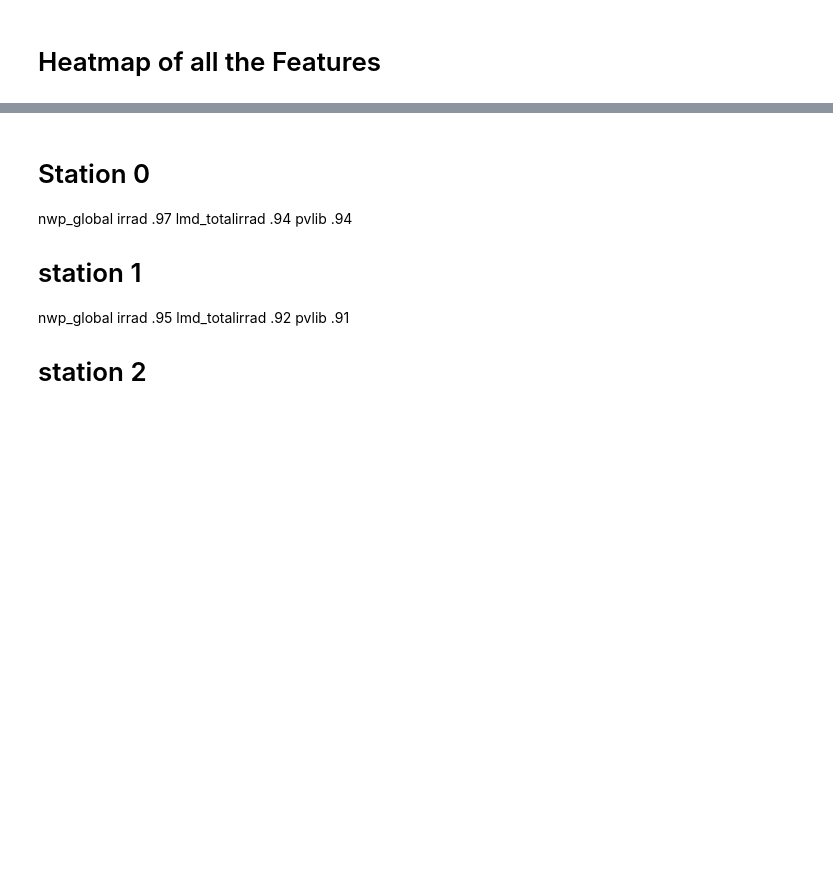
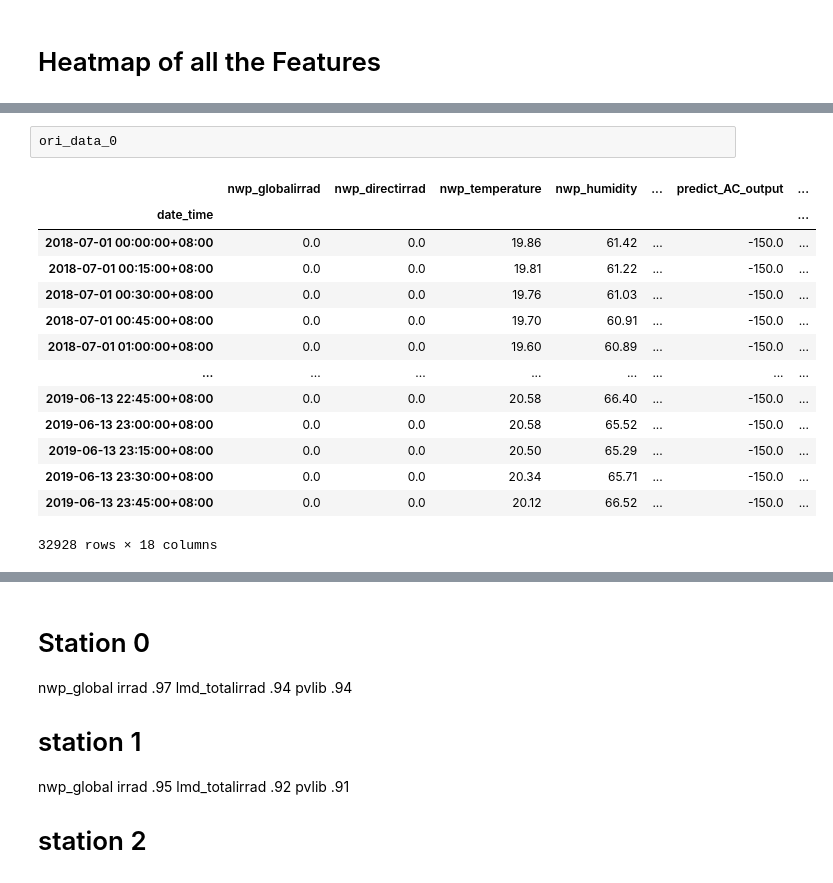
Before and after one commit to naokic3/solar_projectN, a Jupyter notebook: PVODataset/src/SampleCode.ipynb, the cells around one changed output, grey strips where cells are left out. Cells and saved outputs as stored; diff of their text form; blank space fills up the shorter version.

```diff
--- a/PVODataset/src/SampleCode.ipynb
+++ b/PVODataset/src/SampleCode.ipynb
@@ -408,3 +481,20 @@ Welcome to PVODataset (PVOD).
+# %%
+ori_data_0
+# %% [output]
+|  | nwp_globalirrad | nwp_directirrad | nwp_temperature | nwp_humidity | ... | predict_AC_output | ... |
+| date_time |  |  |  |  |  |  | ... |
+| 2018-07-01 00:00:00+08:00 | 0.0 | 0.0 | 19.86 | 61.42 | ... | -150.0 | ... |
+| 2018-07-01 00:15:00+08:00 | 0.0 | 0.0 | 19.81 | 61.22 | ... | -150.0 | ... |
+| 2018-07-01 00:30:00+08:00 | 0.0 | 0.0 | 19.76 | 61.03 | ... | -150.0 | ... |
+| 2018-07-01 00:45:00+08:00 | 0.0 | 0.0 | 19.70 | 60.91 | ... | -150.0 | ... |
+| 2018-07-01 01:00:00+08:00 | 0.0 | 0.0 | 19.60 | 60.89 | ... | -150.0 | ... |
+| ... | ... | ... | ... | ... | ... | ... | ... |
+| 2019-06-13 22:45:00+08:00 | 0.0 | 0.0 | 20.58 | 66.40 | ... | -150.0 | ... |
+| 2019-06-13 23:00:00+08:00 | 0.0 | 0.0 | 20.58 | 65.52 | ... | -150.0 | ... |
+| 2019-06-13 23:15:00+08:00 | 0.0 | 0.0 | 20.50 | 65.29 | ... | -150.0 | ... |
+| 2019-06-13 23:30:00+08:00 | 0.0 | 0.0 | 20.34 | 65.71 | ... | -150.0 | ... |
+| 2019-06-13 23:45:00+08:00 | 0.0 | 0.0 | 20.12 | 66.52 | ... | -150.0 | ... |
+32928 rows × 18 columns
 # %%
 
 
```
Also changed, not shown: parts of 27 cells of this notebook.
